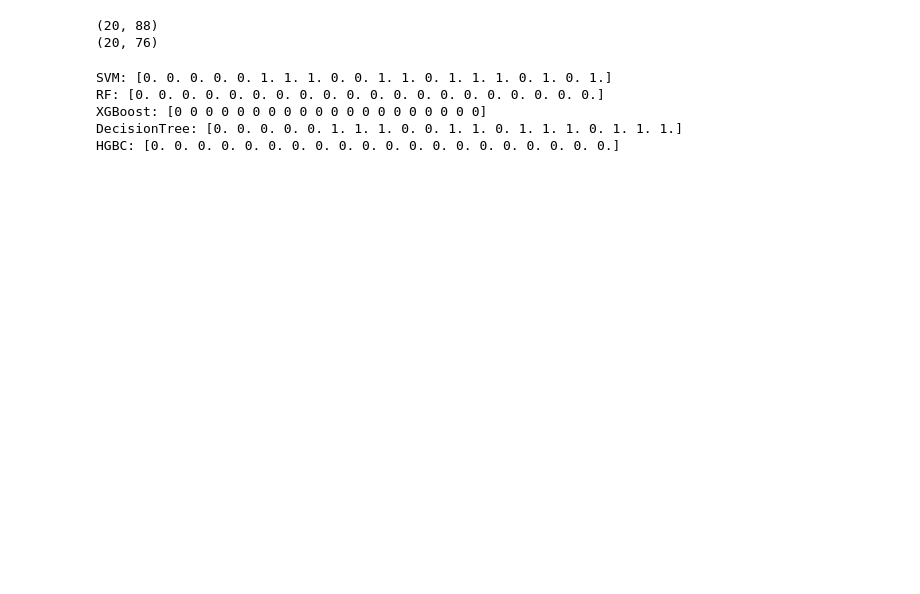
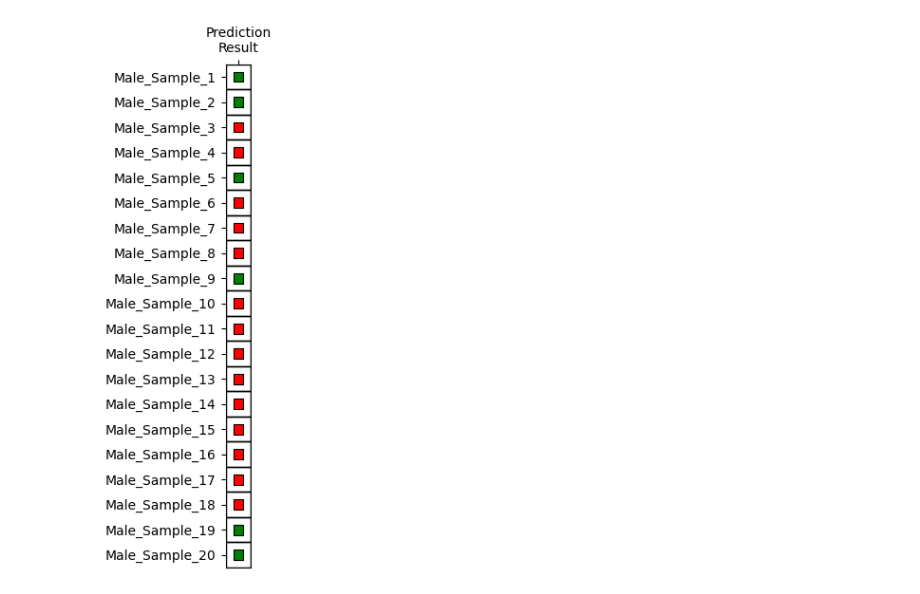
Before and after one commit to lsbnbiis/Hearing_Loss_prediction_model, a Jupyter notebook: nosnp_prediction.ipynb, the cells around one changed output. Drawn from its saved outputs; the diff is of its cells as text; code cells hidden in the pictures; blank space fills up the shorter version.

```diff
--- a/nosnp_prediction.ipynb
+++ b/nosnp_prediction.ipynb
@@ -24,31 +58,13 @@ def ectract_male_num_nosnp(input_num_df):
 # %%
-# Read example and trans to numpy array
+# Read example, scaledata and trans to numpy array
 test_df = pd.read_csv("nosnp_test_data.csv", encoding="utf-8-sig")
-test_df["SEX"] = test_df["SEX"].astype(int)
-male_test = test_df[(test_df['SEX'] == 1)]
-female_test = test_df[test_df["SEX"] == 2]
+male_test = test_df[(test_df["SEX"].astype(int) == 1)]
+female_test = test_df[test_df["SEX"].astype(int) == 2]
 
 cate_male_test_df = ectract_male_cate_nosnp(male_test)
 num_male_test_df = ectract_male_num_nosnp(male_test)
 cate_female_test_df = ectract_female_cate_nosnp(female_test)
 num_female_test_df = ectract_female_num_nosnp(female_test)
-
-cate_male_array = np.array(cate_male_test_df, dtype='float32')
-num_male_array = np.array(num_male_test_df, dtype='float32')
-cate_female_array = np.array(cate_female_test_df, dtype='float32')
-num_female_array = np.array(num_female_test_df, dtype='float32')
-# %%
-#數值資料正規化
-from sklearn.preprocessing import StandardScaler
-scaler = StandardScaler()
-scaler.fit(num_female_array)
-num_female_array = scaler.transform(num_female_array)
-female_test_array = np.hstack([cate_female_array,num_female_array])
-
-scaler = StandardScaler()
-scaler.fit(num_male_array)
-num_male_array = scaler.transform(num_male_array)
-male_test_array = np.hstack([cate_male_array,num_male_array])
-# %% [output]
-(20, 88)
-(20, 76)
+# %%
+male_test_array = generate_pred_format(cate_male_test_df, num_male_test_df)
+female_test_array = generate_pred_format(cate_female_test_df, num_female_test_df)
@@ -55,30 +128,11 @@ male_test_array = np.hstack([cate_male_array,num_male_array])
 # %%
 #男性結果，0表示預測結果為無聽損，1為有聽損
 import joblib
 
 svm_model = joblib.load("nosnp_male_svm_model.joblib")
 svm_score = svm_model.predict(male_test_array)
-print("SVM:", svm_score)
 
-rf_model = joblib.load("nosnp_male_rf_model.joblib")
-rf_score = rf_model.predict(male_test_array)
-print("RF:", rf_score)
-
-xgboost_model = joblib.load("nosnp_male_xgboost_model.joblib")
-xgboost_score = xgboost_model.predict(male_test_array)
-print("XGBoost:", xgboost_score)
-
-dtree_model = joblib.load("nosnp_male_dtree_model.joblib")
-dtree_score = dtree_model.predict(male_test_array)
-print("DecisionTree:", dtree_score)
-
-HGBC_model = joblib.load("nosnp_male_HGBC_model.joblib")
-HGBC_score = HGBC_model.predict(male_test_array)
-print("HGBC:", HGBC_score)
+draw_pic(male_test, svm_score)
 # %% [output]
-SVM: [0. 0. 0. 0. 0. 1. 1. 1. 0. 0. 1. 1. 0. 1. 1. 1. 0. 1. 0. 1.]
-RF: [0. 0. 0. 0. 0. 0. 0. 0. 0. 0. 0. 0. 0. 0. 0. 0. 0. 0. 0. 0.]
-XGBoost: [0 0 0 0 0 0 0 0 0 0 0 0 0 0 0 0 0 0 0 0]
-DecisionTree: [0. 0. 0. 0. 0. 1. 1. 1. 0. 0. 1. 1. 0. 1. 1. 1. 0. 1. 1. 1.]
-HGBC: [0. 0. 0. 0. 0. 0. 0. 0. 0. 0. 0. 0. 0. 0. 0. 0. 0. 0. 0. 0.]
+[figure, added]
 # %%
```
Also changed, not shown: parts of 3 cells of this notebook, 1 other file.
